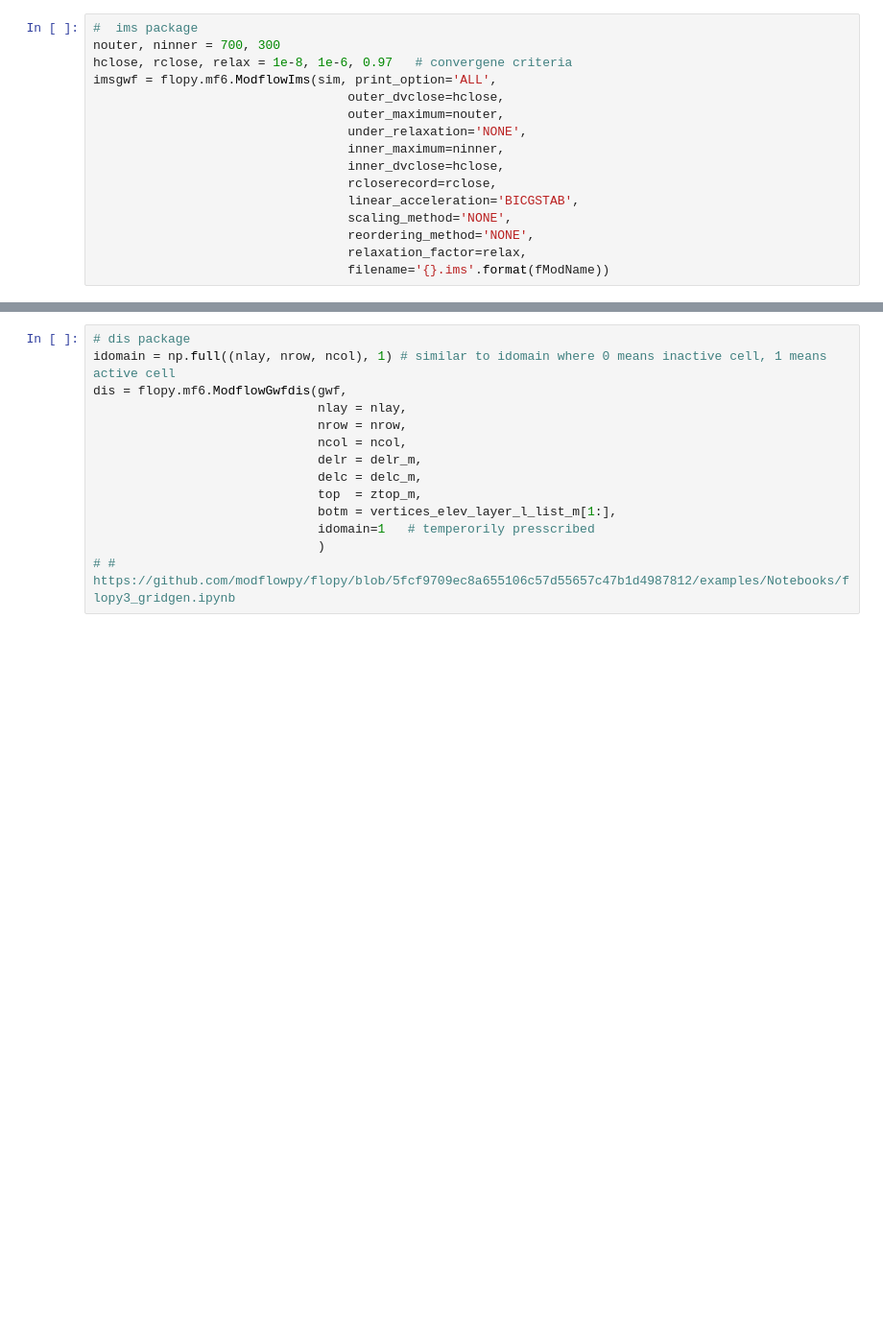
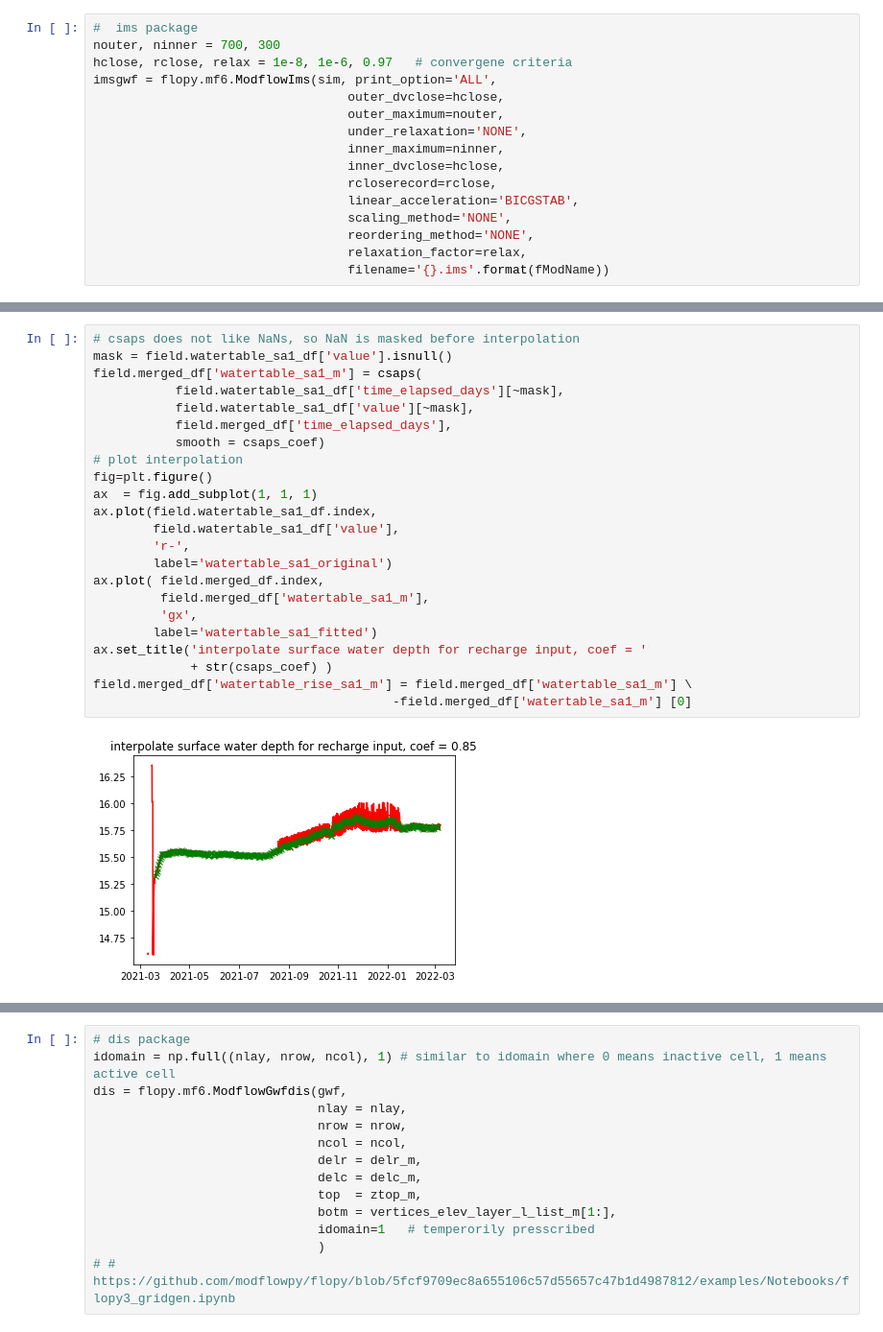
Before and after one commit to chenmingzhang/ewatering, a Jupyter notebook: modflow_planar_2D/ewatering_mf6_jupytext.ipynb, the cells around one changed output, grey strips where cells are left out. Shown at 96% size. Drawn from its saved outputs; the diff is of its cells as text; blank space fills up the shorter version.

```diff
--- a/modflow_planar_2D/ewatering_mf6_jupytext.ipynb
+++ b/modflow_planar_2D/ewatering_mf6_jupytext.ipynb
@@ -437,0 +433,25 @@ field.merged_df['watertable_rise_sa3_m'] = field.merged_df['watertable_sa3_m'] -
+# %%
+# csaps does not like NaNs, so NaN is masked before interpolation
+mask = field.watertable_sa1_df['value'].isnull()
+field.merged_df['watertable_sa1_m'] = csaps(
+           field.watertable_sa1_df['time_elapsed_days'][~mask],
+           field.watertable_sa1_df['value'][~mask],
+           field.merged_df['time_elapsed_days'],
+           smooth = csaps_coef)
+# plot interpolation
+fig=plt.figure()
+ax  = fig.add_subplot(1, 1, 1)
+ax.plot(field.watertable_sa1_df.index,
+        field.watertable_sa1_df['value'],
+        'r-',
+        label='watertable_sa1_original')
+ax.plot( field.merged_df.index,
+         field.merged_df['watertable_sa1_m'],
+         'gx',
+        label='watertable_sa1_fitted')
+ax.set_title('interpolate surface water depth for recharge input, coef = '
+             + str(csaps_coef) )
+field.merged_df['watertable_rise_sa1_m'] = field.merged_df['watertable_sa1_m'] \
+                                        -field.merged_df['watertable_sa1_m'] [0]
+# %% [output]
+[figure, added]
```
Also changed, not shown: parts of 16 cells of this notebook, 5 other files.
